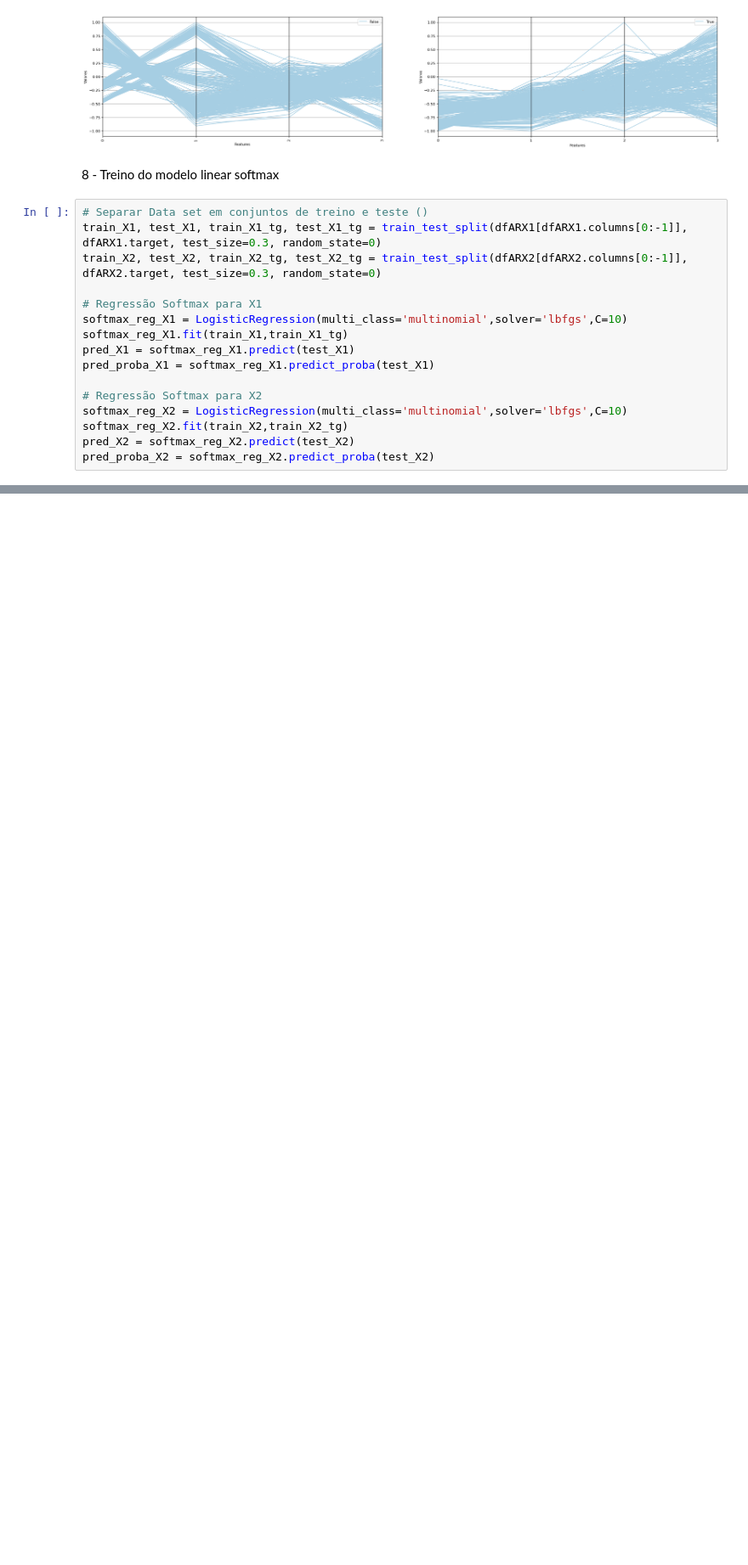
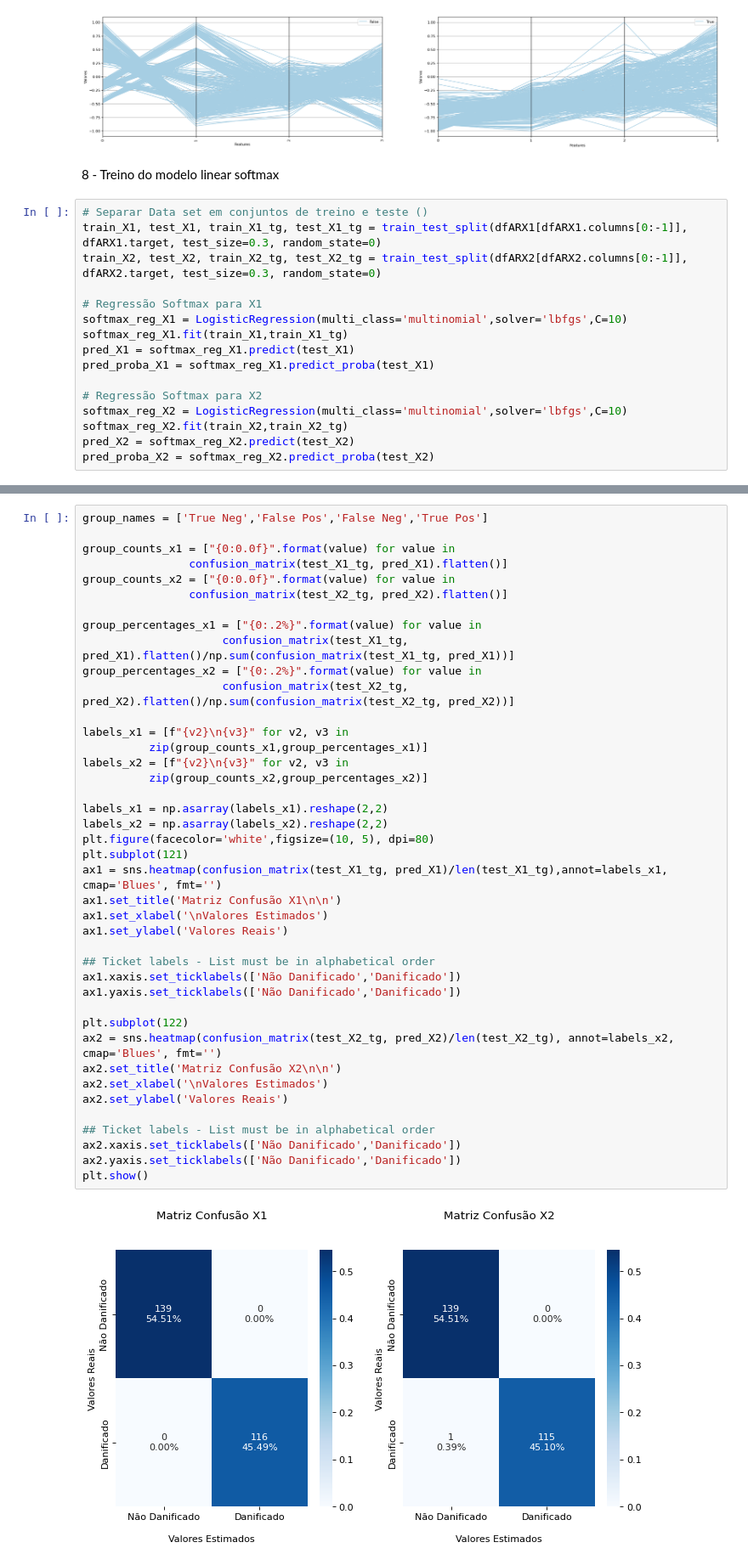
Before and after one commit to freitaass/himl_Take-home_exercises_gfs, a Jupyter notebook: 02_feature/main.ipynb, the cells around one changed output, grey strips where cells are left out. Shown at 85% size. Cells and saved outputs as stored; diff of their text form; blank space fills up the shorter version.

```diff
--- a/02_feature/main.ipynb
+++ b/02_feature/main.ipynb
@@ -148,0 +170,43 @@ pred_proba_X2 = softmax_reg_X2.predict_proba(test_X2)
+# %%
+group_names = ['True Neg','False Pos','False Neg','True Pos']
+
+group_counts_x1 = ["{0:0.0f}".format(value) for value in
+                confusion_matrix(test_X1_tg, pred_X1).flatten()]
+group_counts_x2 = ["{0:0.0f}".format(value) for value in
+                confusion_matrix(test_X2_tg, pred_X2).flatten()]
+
+group_percentages_x1 = ["{0:.2%}".format(value) for value in
+                     confusion_matrix(test_X1_tg, pred_X1).flatten()/np.sum(confusion_matrix(test_X1_tg, pred_X1))]
+group_percentages_x2 = ["{0:.2%}".format(value) for value in
+                     confusion_matrix(test_X2_tg, pred_X2).flatten()/np.sum(confusion_matrix(test_X2_tg, pred_X2))]
+
+labels_x1 = [f"{v2}\n{v3}" for v2, v3 in
+          zip(group_counts_x1,group_percentages_x1)]
+labels_x2 = [f"{v2}\n{v3}" for v2, v3 in
+          zip(group_counts_x2,group_percentages_x2)]
+
+labels_x1 = np.asarray(labels_x1).reshape(2,2)
+labels_x2 = np.asarray(labels_x2).reshape(2,2)
+plt.figure(facecolor='white',figsize=(10, 5), dpi=80)
+plt.subplot(121)
+ax1 = sns.heatmap(confusion_matrix(test_X1_tg, pred_X1)/len(test_X1_tg),annot=labels_x1,  cmap='Blues', fmt='')
+ax1.set_title('Matriz Confusão X1\n\n')
+ax1.set_xlabel('\nValores Estimados')
+ax1.set_ylabel('Valores Reais')
+
+## Ticket labels - List must be in alphabetical order
+ax1.xaxis.set_ticklabels(['Não Danificado','Danificado'])
+ax1.yaxis.set_ticklabels(['Não Danificado','Danificado'])
+
+plt.subplot(122)
+ax2 = sns.heatmap(confusion_matrix(test_X2_tg, pred_X2)/len(test_X2_tg), annot=labels_x2, cmap='Blues', fmt='')
+ax2.set_title('Matriz Confusão X2\n\n')
+ax2.set_xlabel('\nValores Estimados')
+ax2.set_ylabel('Valores Reais')
+
+## Ticket labels - List must be in alphabetical order
+ax2.xaxis.set_ticklabels(['Não Danificado','Danificado'])
+ax2.yaxis.set_ticklabels(['Não Danificado','Danificado'])
+plt.show()
+# %% [output]
+[figure, added]
```
Also changed, not shown: parts of 4 cells of this notebook.
